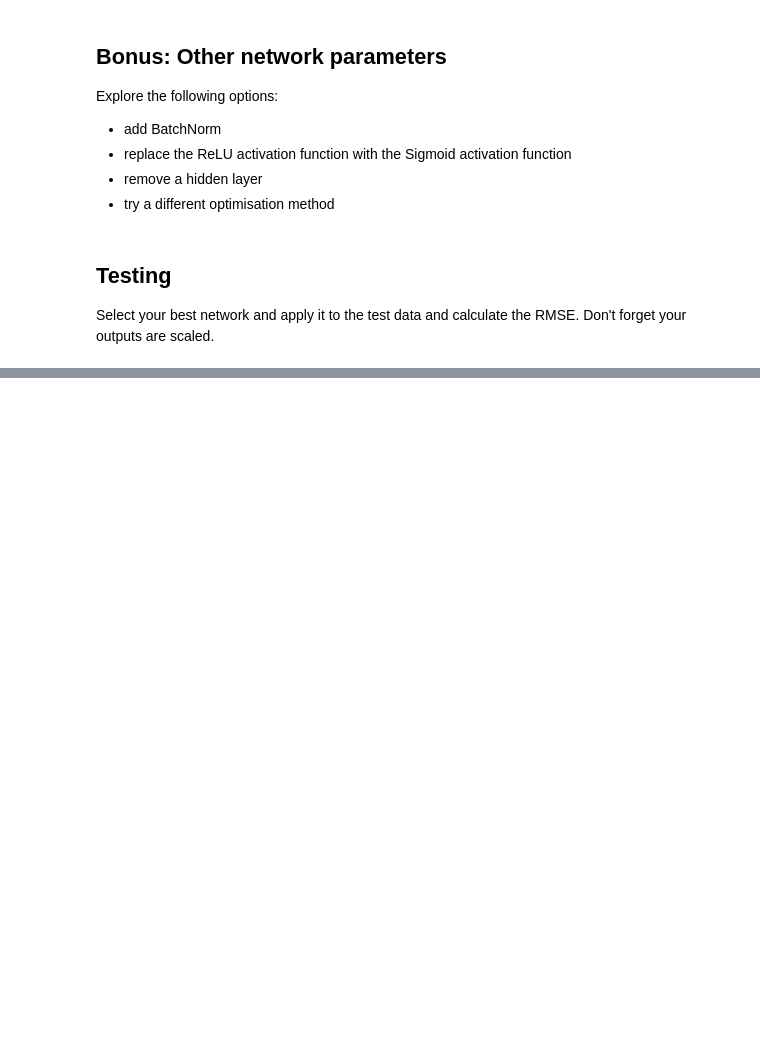
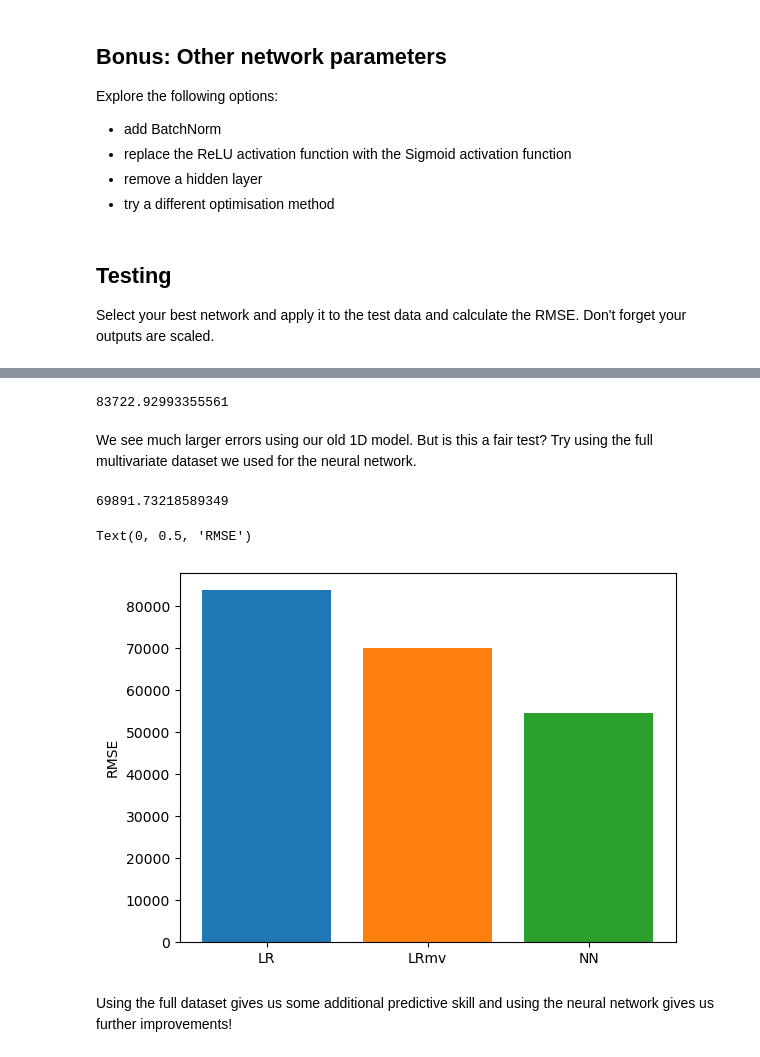
Before and after one commit to lm2612/Tutorials, a Jupyter notebook: 3_deeplearning/3-DeepLearning_HousePrice_Answers.ipynb, the cells around one changed output, grey strips where cells are left out. Saved outputs shown, nothing was run; the diff lists cells and outputs as text; code cells hidden in the pictures; blank space fills up the shorter version.

Commit message:
add linear regression comparison at end

```diff
--- a/3_deeplearning/3-DeepLearning_HousePrice_Answers.ipynb
+++ b/3_deeplearning/3-DeepLearning_HousePrice_Answers.ipynb
@@ -572,0 +595,34 @@ np.sqrt(np.mean((y_pred - y_testing)**2))
+# %%
+from sklearn import linear_model
+
+reg = linear_model.LinearRegression()
+reg.fit(training["median_income"].loc[:, ].values.reshape(-1, 1),
+        training["median_house_value"].loc[:, ].values.reshape(-1, 1))
+y_linear = reg.predict(testing["median_income"].loc[:, ].values.reshape(-1, 1))
+# %%
+rmse_linear = np.sqrt(np.mean((y_linear - y_testing)**2))
+rmse_linear
+# %% [output]
+83722.92993355561
+# %% [markdown]
+We see much larger errors using our old 1D model. But is this a fair test? Try using the full multivariate dataset we used for the neural network.
+# %%
+reg_mv = linear_model.LinearRegression()
+# Fit the linear regression to the same data we used today for fair comparison (8 inputs, scaled)
+reg_mv.fit(X, y)
+y_linear_mv = scaler_y.inverse_transform(reg_mv.predict(X_testing))
+# %%
+rmse_linear_mv = np.sqrt(np.mean((y_linear_mv - y_testing)**2))
+rmse_linear_mv
+# %% [output]
+69891.73218589349
+# %%
+plt.bar(["LR"], rmse_linear)
+plt.bar(["LRmv"], rmse_linear_mv)
+plt.bar(["NN"], rmse_NN)
+plt.ylabel("RMSE")
+# %% [output]
+Text(0, 0.5, 'RMSE')
+[figure, added]
+# %% [markdown]
+Using the full dataset gives us some additional predictive skill and using the neural network gives us further improvements!
```
Also changed, not shown: parts of 24 cells of this notebook.
